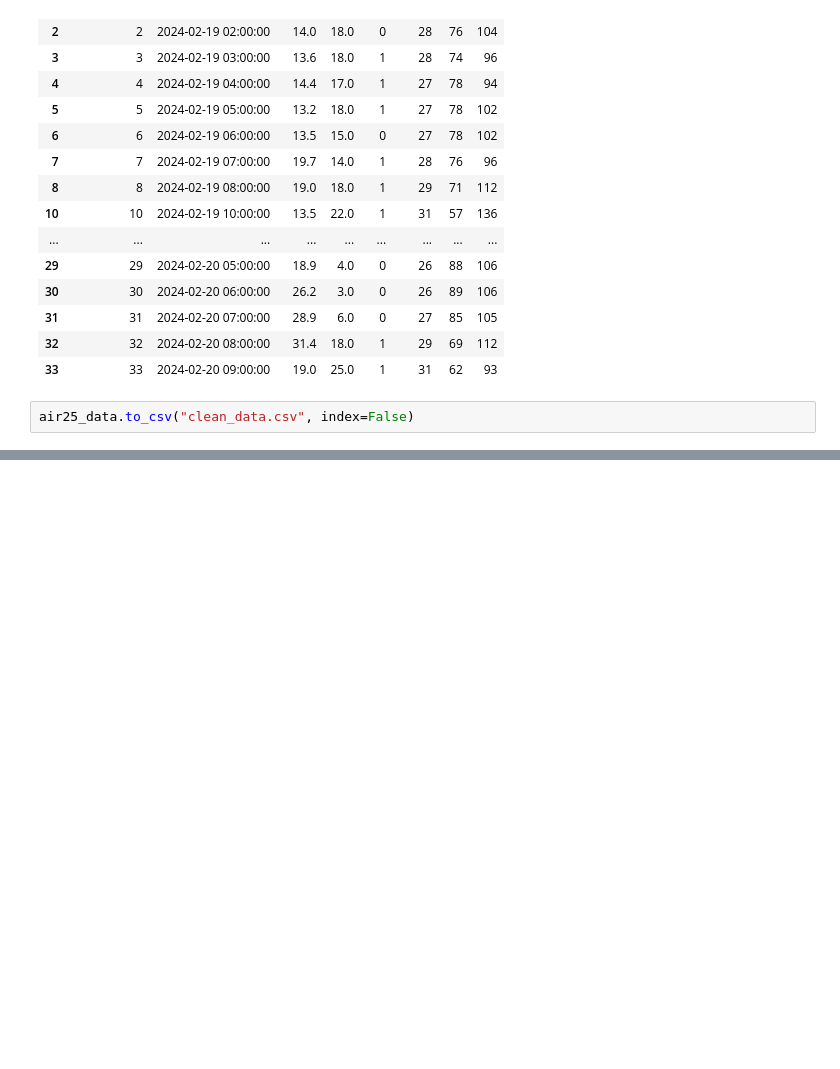
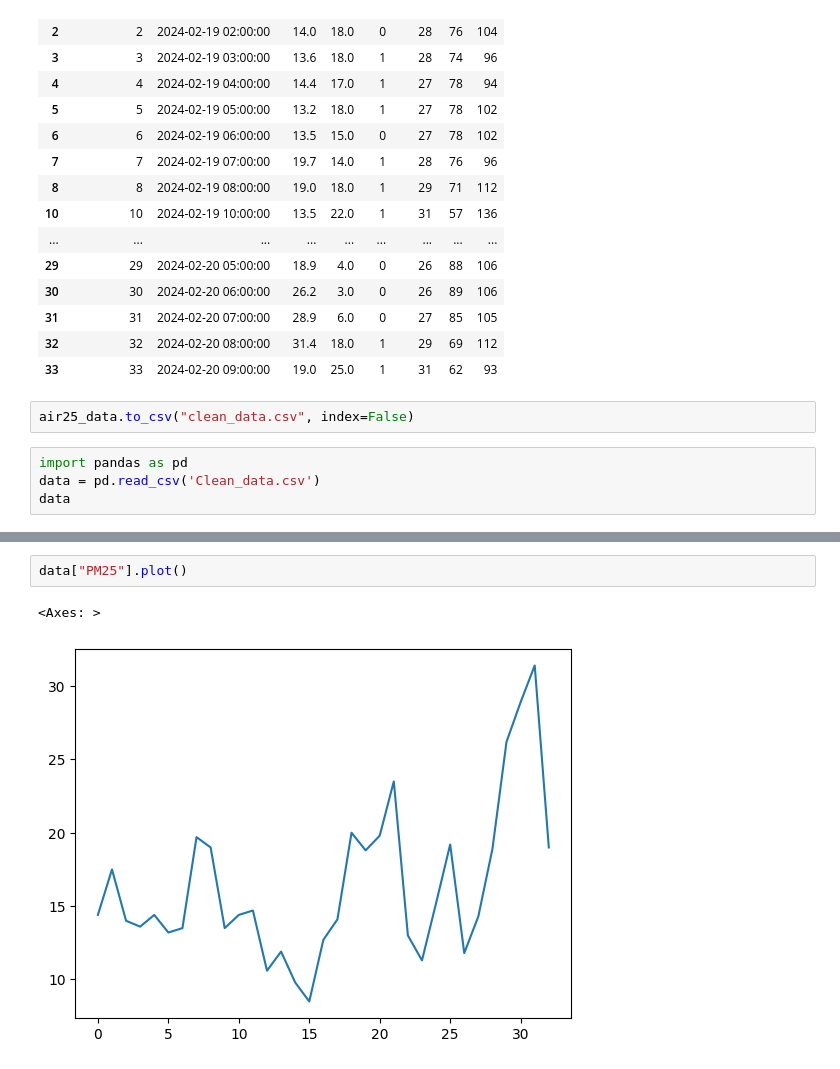
Before and after one commit to Thanathat26/Pm2.5, a Jupyter notebook: pm2.5.ipynb, the cells around one changed output, grey strips where cells are left out. Cells and saved outputs as stored; diff of their text form; blank space fills up the shorter version.

Commit message:
data plot

```diff
--- a/pm2.5.ipynb
+++ b/pm2.5.ipynb
@@ -73,3 +73,7 @@ air25_data
 | 33 | 33 | 2024-02-20 09:00:00 | 19.0 | 25.0 | 1 | 31 | 62 | 93 |
 # %%
 air25_data.to_csv("clean_data.csv", index=False)
+# %%
+import pandas as pd
+data = pd.read_csv('Clean_data.csv')
+data
@@ -75,0 +98,5 @@ air25_data.to_csv("clean_data.csv", index=False)
+# %%
+data["PM25"].plot()
+# %% [output]
+<Axes: >
+[figure, added]
```
Also changed, not shown: parts of 4 cells of this notebook, 2 other files.
